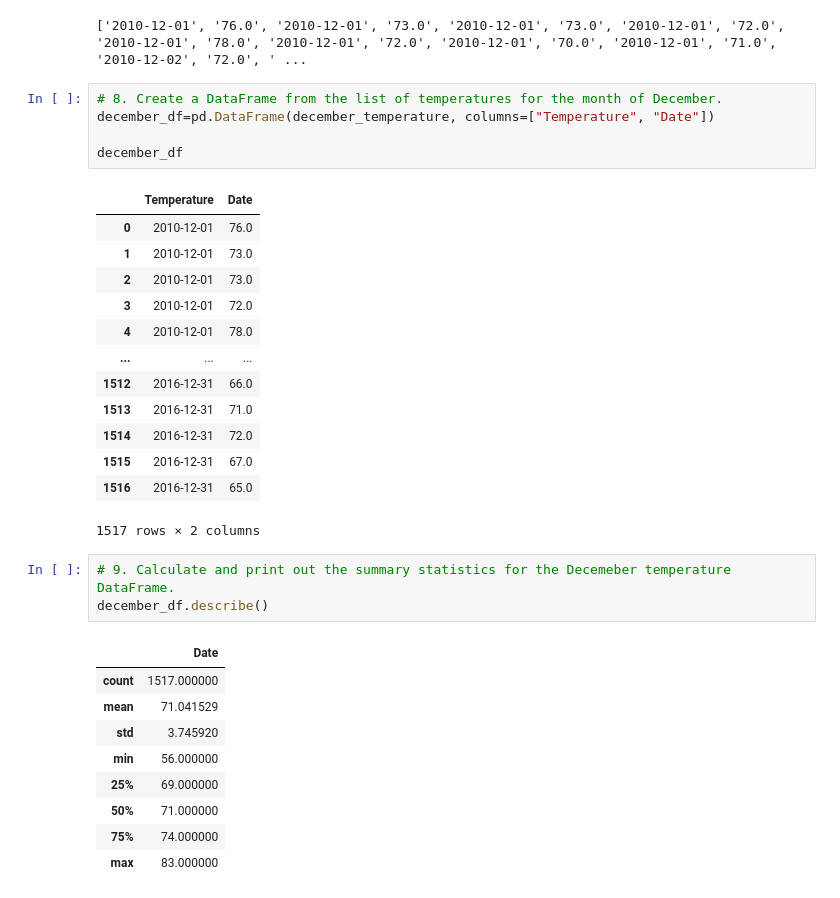
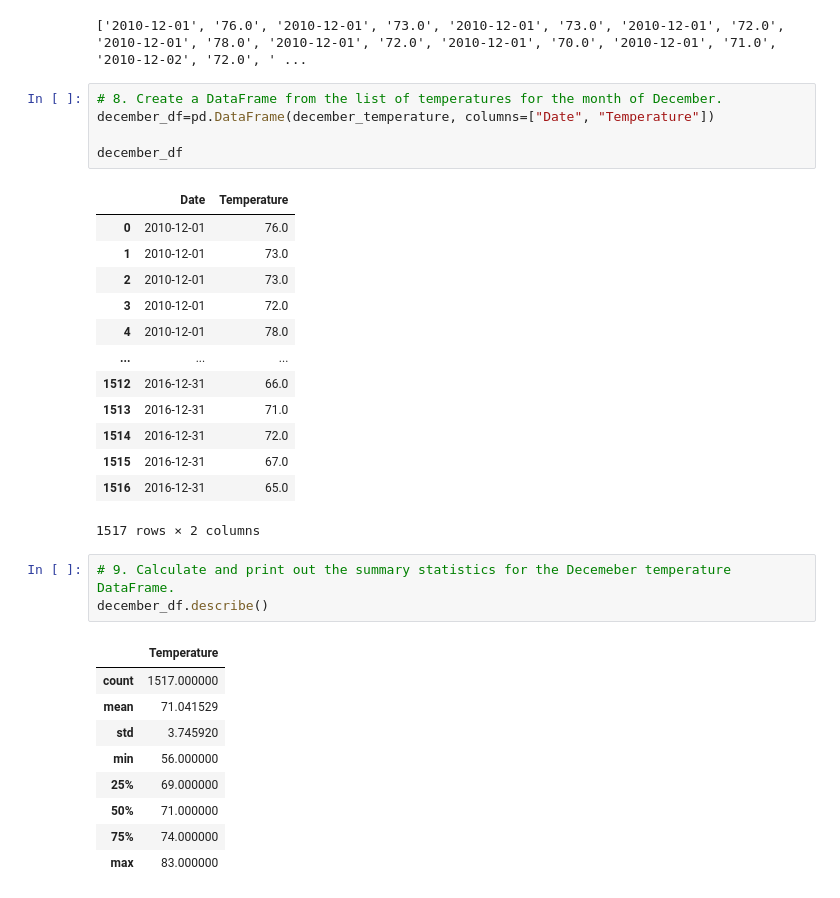
Before and after one commit to valeriajuareze/surfs-up-analysis-challenge, a Jupyter notebook: SurfsUp_Challenge.ipynb, the cells around one changed output. Saved outputs shown, nothing was run; the diff lists cells and outputs as text.

```diff
--- a/SurfsUp_Challenge.ipynb
+++ b/SurfsUp_Challenge.ipynb
@@ -83,11 +83,11 @@ print(december_results)
 ['2010-12-01', '76.0', '2010-12-01', '73.0', '2010-12-01', '73.0', '2010-12-01', '72.0', '2010-12-01', '78.0', '2010-12-01', '72.0', '2010-12-01', '70.0', '2010-12-01', '71.0', '2010-12-02', '72.0', ' ...
 # %%
 # 8. Create a DataFrame from the list of temperatures for the month of December.
-december_df=pd.DataFrame(december_temperature, columns=["Temperature", "Date"])
+december_df=pd.DataFrame(december_temperature, columns=["Date", "Temperature"])
 
 december_df
 # %% [output]
-|  | Temperature | Date |
+|  | Date | Temperature |
 | 0 | 2010-12-01 | 76.0 |
 | 1 | 2010-12-01 | 73.0 |
 | 2 | 2010-12-01 | 73.0 |
@@ -104,7 +104,7 @@ december_df
 # 9. Calculate and print out the summary statistics for the Decemeber temperature DataFrame.
 december_df.describe()
 # %% [output]
-|  | Date |
+|  | Temperature |
 | count | 1517.000000 |
 | mean | 71.041529 |
 | std | 3.745920 |
```
Also changed, not shown: parts of 2 cells of this notebook.
